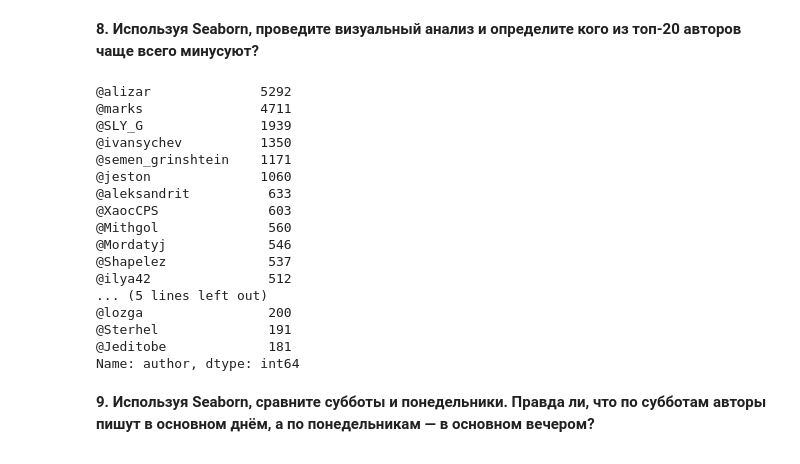
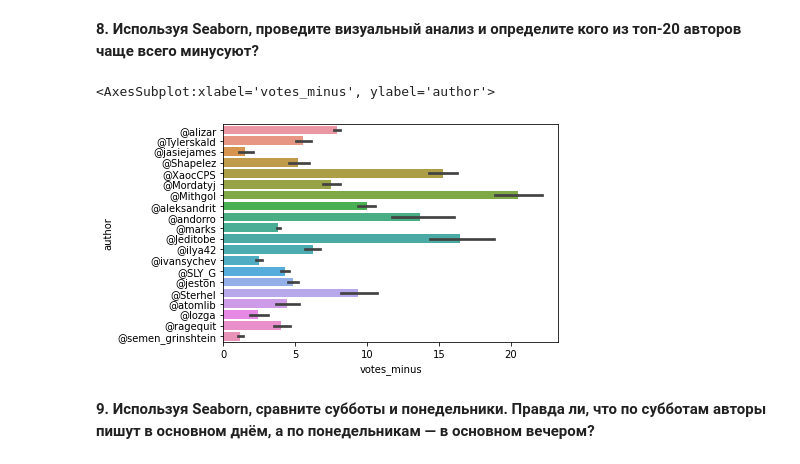
Before and after one commit to asskicker54/iml, a Jupyter notebook: lab4/2.ipynb, the cells around one changed output. Cells and saved outputs as stored; diff of their text form; code cells hidden in the pictures.

```diff
--- a/lab4/2.ipynb
+++ b/lab4/2.ipynb
@@ -145,27 +145,13 @@ plt.show()
 [figure]
 # %% [markdown]
 **8. Используя Seaborn, проведите визуальный анализ и определите кого из топ-20 авторов чаще всего минусуют?**
-# %%
-top_20_authors = df['author'].value_counts()[:20]
-top_20_authors
-# %% [output]
-@alizar              5292
-@marks               4711
-@SLY_G               1939
-@ivansychev          1350
-@semen_grinshtein    1171
-@jeston              1060
-@aleksandrit          633
-@XaocCPS              603
-@Mithgol              560
-@Mordatyj             546
-@Shapelez             537
-@ilya42               512
-... (5 lines left out)
-@lozga                200
-@Sterhel              191
-@Jeditobe             181
-Name: author, dtype: int64
+# %%
+authors = df.groupby(['author'], as_index=False).count().sort_values(by='url', ascending=False)['author'][:20].to_list()
+asd = df[df['author'].apply(lambda x: x in authors)]
+sns.barplot(data=asd, x='votes_minus', y='author', orient='h')
+# %% [output]
+<AxesSubplot:xlabel='votes_minus', ylabel='author'>
+[figure, added]
 # %% [markdown]
 **9. Используя Seaborn, сравните субботы и понедельники. Правда ли, что по субботам авторы пишут в основном днём, а по понедельникам — в основном вечером?**
 # %%
```
